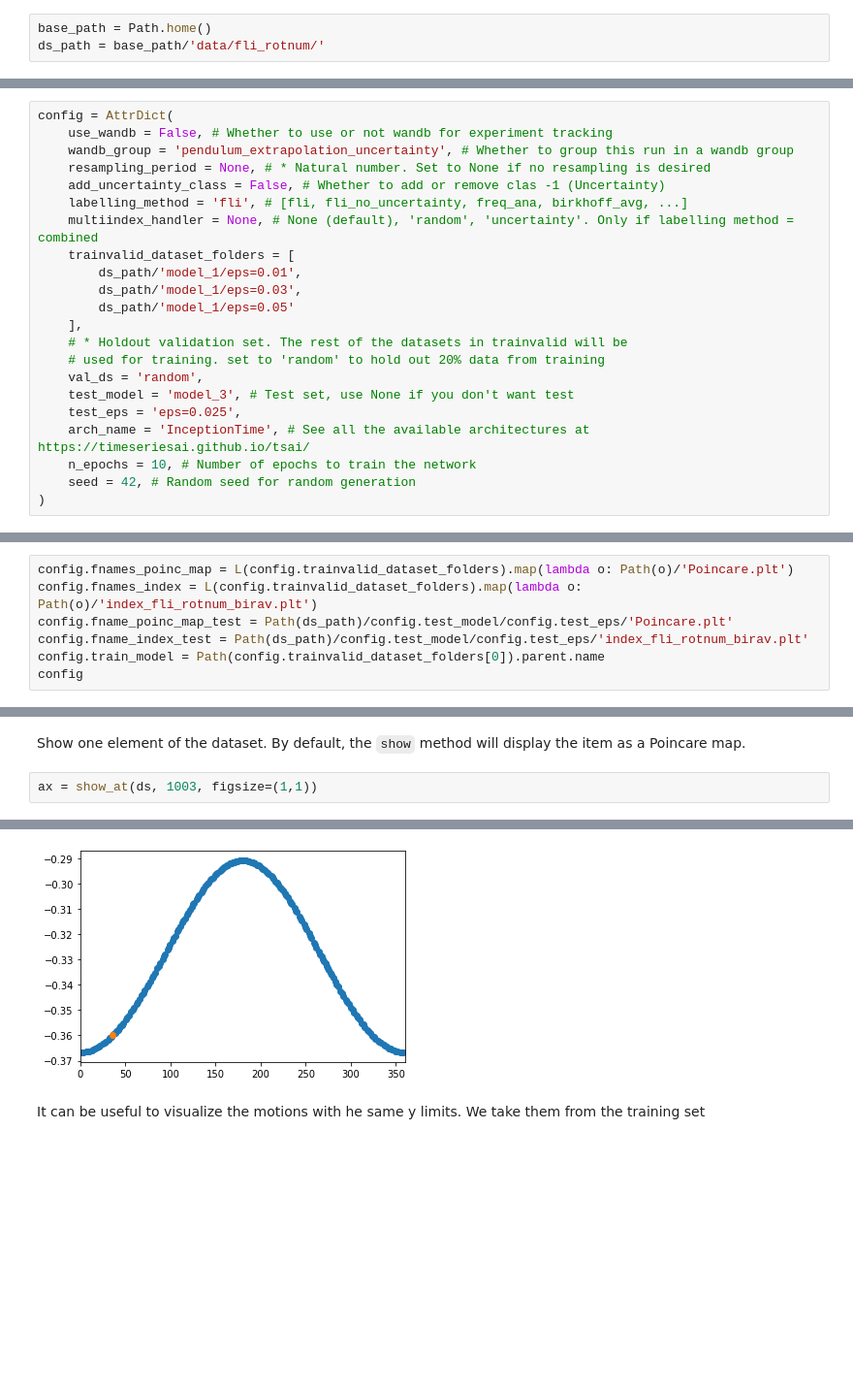
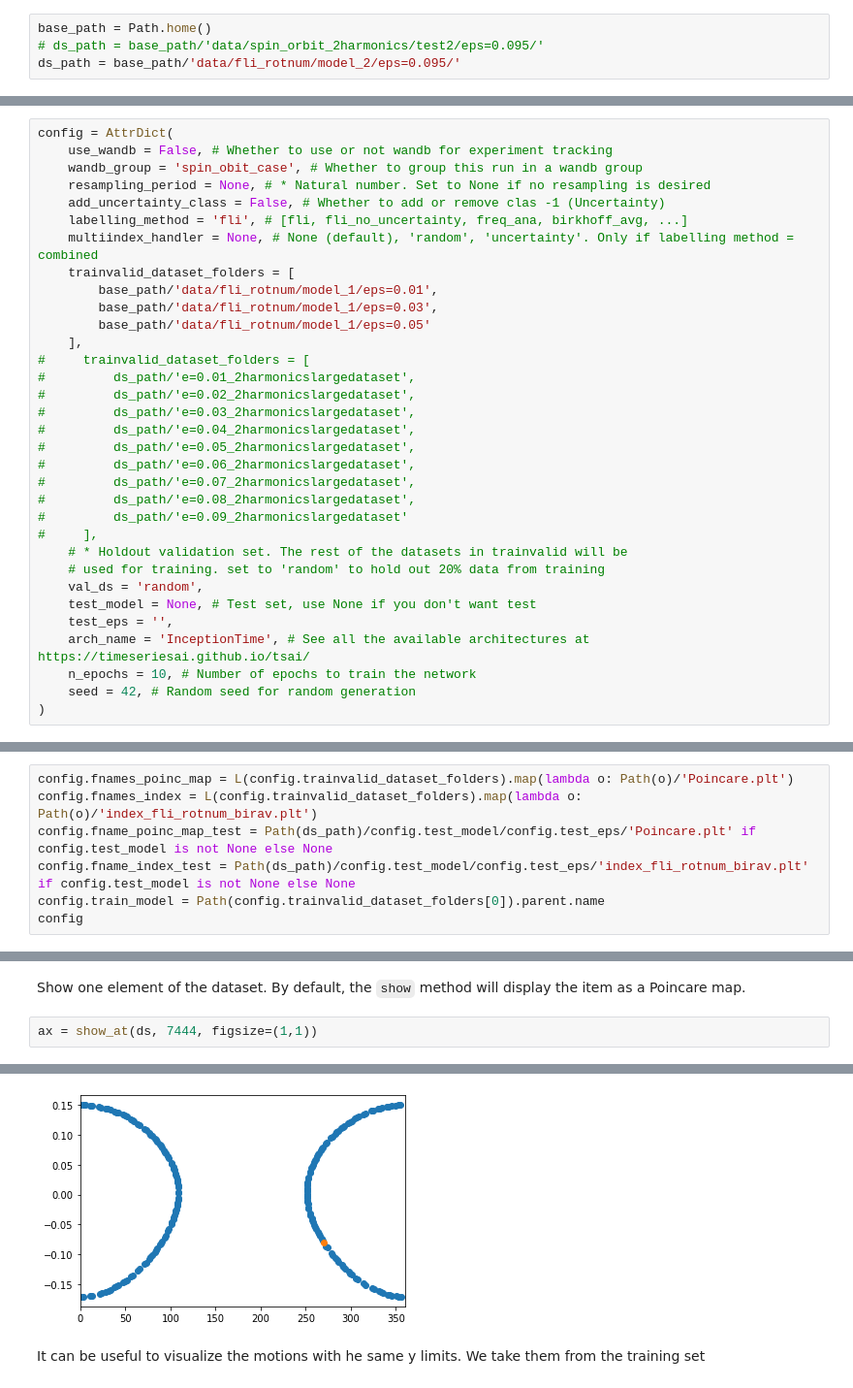
Before and after one commit to vrodriguezf/mlchaos, a Jupyter notebook: nbs/motion_classification_time_series.ipynb, the cells around one changed output, grey strips where cells are left out. Shown at 97% size. Cells and saved outputs as stored; diff of their text form; blank space fills up the shorter version.

Commit message:
minor updates to test initial experiment again

```diff
--- a/nbs/motion_classification_time_series.ipynb
+++ b/nbs/motion_classification_time_series.ipynb
@@ -28,7 +25,8 @@ import wandb
 from fastai.callback.wandb import *
 # %%
 base_path = Path.home()
-ds_path = base_path/'data/fli_rotnum/'
+# ds_path = base_path/'data/spin_orbit_2harmonics/test2/eps=0.095/'
+ds_path = base_path/'data/fli_rotnum/model_2/eps=0.095/'
 # %% [markdown]
 ## Notebook configuration
 
@@ -36,21 +34,32 @@ Put here everything that could be needed if this notebook was called from outsid
 # %%
 config = AttrDict(
     use_wandb = False, # Whether to use or not wandb for experiment tracking
-    wandb_group = 'pendulum_extrapolation_uncertainty', # Whether to group this run in a wandb group
+    wandb_group = 'spin_obit_case', # Whether to group this run in a wandb group
     resampling_period = None, # * Natural number. Set to None if no resampling is desired
     add_uncertainty_class = False, # Whether to add or remove clas -1 (Uncertainty)
     labelling_method = 'fli', # [fli, fli_no_uncertainty, freq_ana, birkhoff_avg, ...]
     multiindex_handler = None, # None (default), 'random', 'uncertainty'. Only if labelling method = combined
     trainvalid_dataset_folders = [
-        ds_path/'model_1/eps=0.01',
-        ds_path/'model_1/eps=0.03',
-        ds_path/'model_1/eps=0.05'
+        base_path/'data/fli_rotnum/model_1/eps=0.01',
+        base_path/'data/fli_rotnum/model_1/eps=0.03',
+        base_path/'data/fli_rotnum/model_1/eps=0.05'
     ],
+#     trainvalid_dataset_folders = [
+#         ds_path/'e=0.01_2harmonicslargedataset',
+#         ds_path/'e=0.02_2harmonicslargedataset',
+#         ds_path/'e=0.03_2harmonicslargedataset',
+#         ds_path/'e=0.04_2harmonicslargedataset',
+#         ds_path/'e=0.05_2harmonicslargedataset',
+#         ds_path/'e=0.06_2harmonicslargedataset',
+#         ds_path/'e=0.07_2harmonicslargedataset',
+#         ds_path/'e=0.08_2harmonicslargedataset',
+#         ds_path/'e=0.09_2harmonicslargedataset'
+#     ],
     # * Holdout validation set. The rest of the datasets in trainvalid will be
     # used for training. set to 'random' to hold out 20% data from training
     val_ds = 'random',
-    test_model = 'model_3', # Test set, use None if you don't want test
-    test_eps = 'eps=0.025',
+    test_model = None, # Test set, use None if you don't want test
+    test_eps = '',
     arch_name = 'InceptionTime', # See all the available architectures at https://timeseriesai.github.io/tsai/
     n_epochs = 10, # Number of epochs to train the network
     seed = 42, # Random seed for random generation
@@ -70,8 +79,8 @@ Derived configuration parameters
 # %%
 config.fnames_poinc_map = L(config.trainvalid_dataset_folders).map(lambda o: Path(o)/'Poincare.plt')
 config.fnames_index = L(config.trainvalid_dataset_folders).map(lambda o: Path(o)/'index_fli_rotnum_birav.plt')
-config.fname_poinc_map_test = Path(ds_path)/config.test_model/config.test_eps/'Poincare.plt'
-config.fname_index_test = Path(ds_path)/config.test_model/config.test_eps/'index_fli_rotnum_birav.plt'
+config.fname_poinc_map_test = Path(ds_path)/config.test_model/config.test_eps/'Poincare.plt' if config.test_model is not None else None
+config.fname_index_test = Path(ds_path)/config.test_model/config.test_eps/'index_fli_rotnum_birav.plt' if config.test_model is not None else None
 config.train_model = Path(config.trainvalid_dataset_folders[0]).parent.name
 config
 # %% [output]
@@ -195,5 +204,5 @@ ds.train.__len__(), ds.valid.__len__()
 # %% [markdown]
 Show one element of the dataset. By default, the `show` method will display the item as a Poincare map.
 # %%
-ax = show_at(ds, 1003, figsize=(1,1))
+ax = show_at(ds, 7444, figsize=(1,1))
 # %% [output]
@@ -201,4 +210,4 @@ rotational
-[figure, old version]
+[figure, new version]
 # %% [markdown]
 It can be useful to visualize the motions with he same y limits. We take them from the training set
 # %%
```
Also changed, not shown: parts of 25 cells of this notebook, 5 other files.
